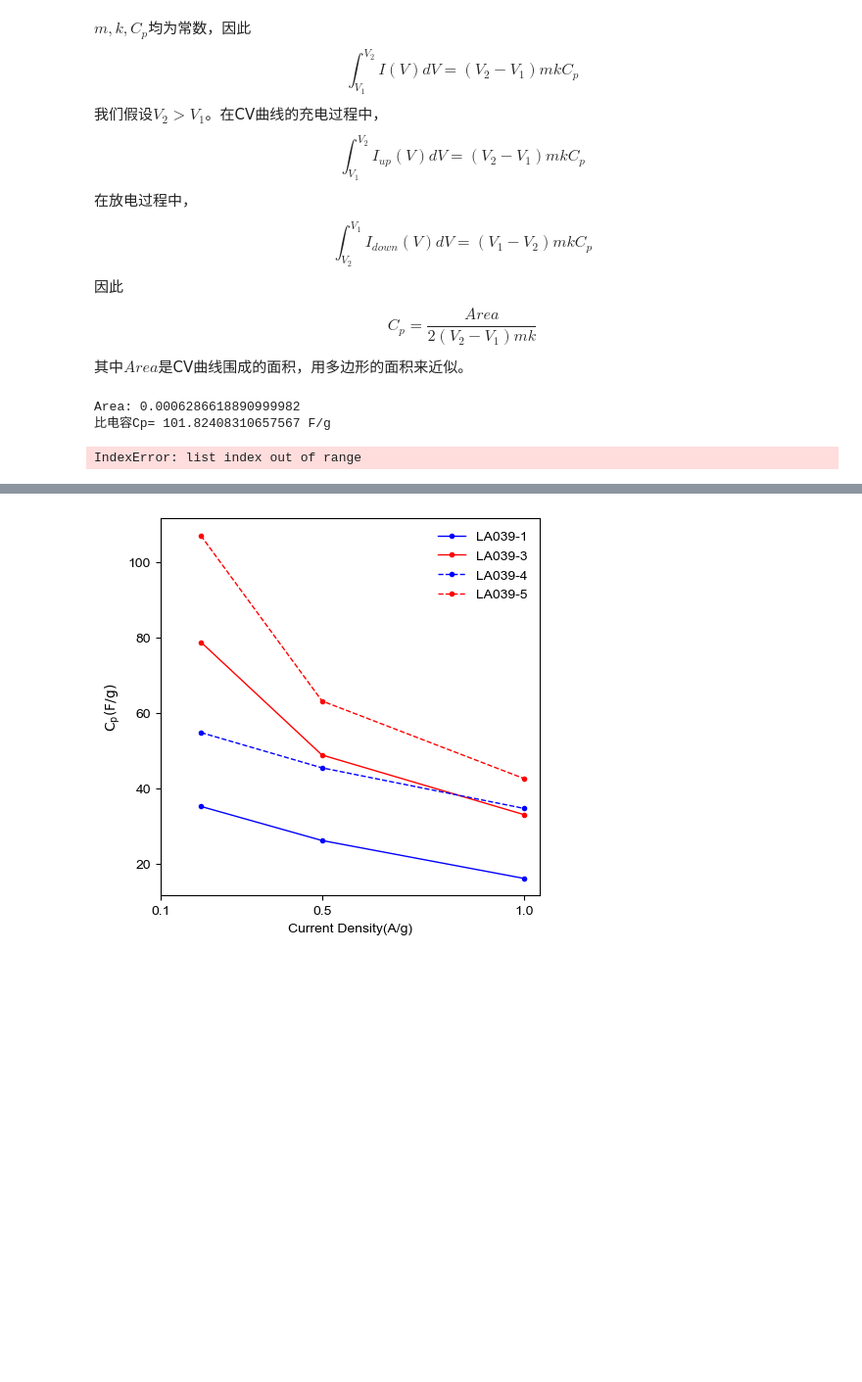
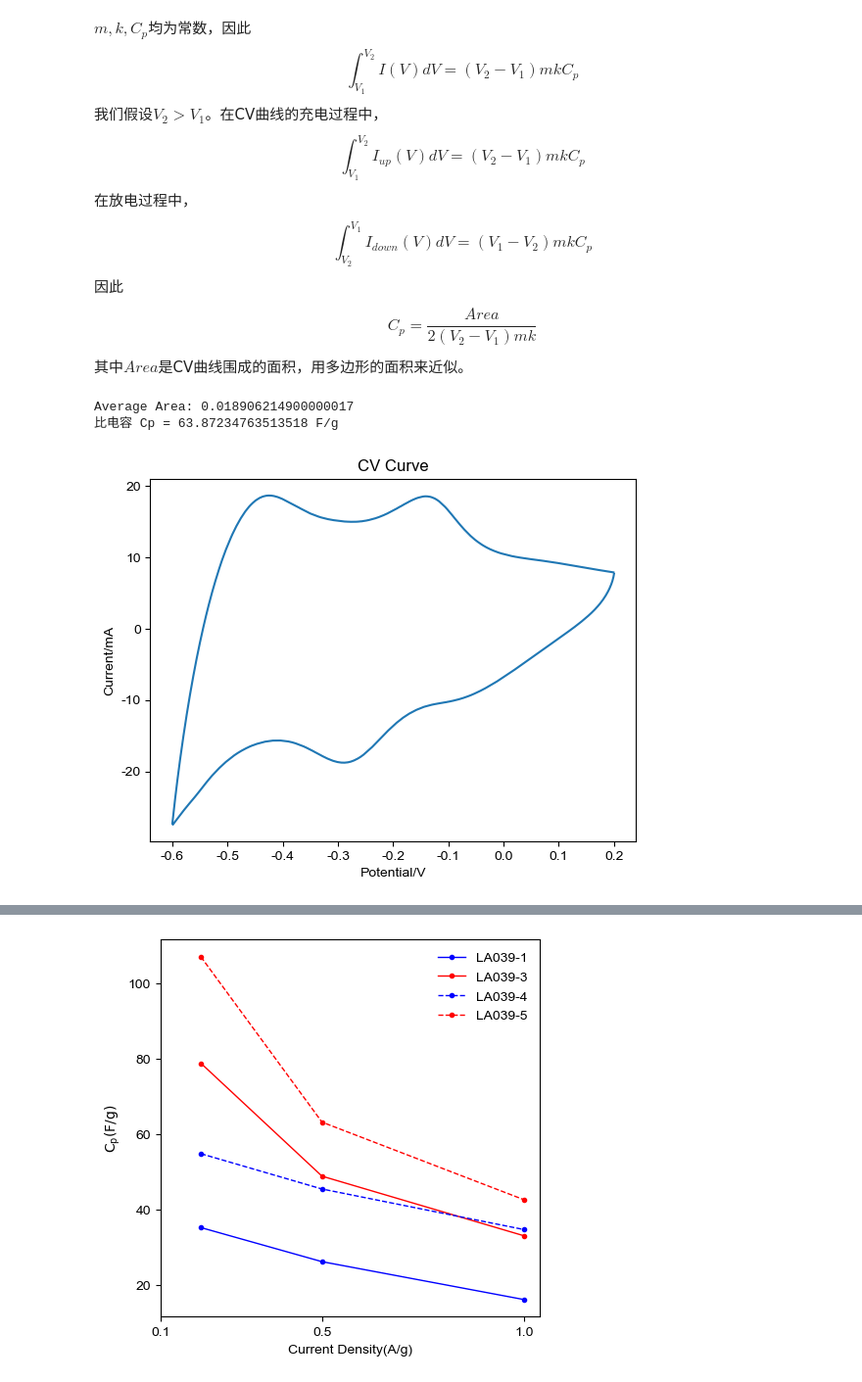
Before and after one commit to Liazulene/Fragile, a Jupyter notebook: ElectrochemicalTest/Cp-CV.ipynb, the cells around one changed output, grey strips where cells are left out. Shown at 98% size. Cells and saved outputs as stored; diff of their text form; code cells hidden in the pictures; blank space fills up the shorter version.

```diff
--- a/ElectrochemicalTest/Cp-CV.ipynb
+++ b/ElectrochemicalTest/Cp-CV.ipynb
@@ -26,7 +26,7 @@ import matplotlib.pyplot as plt
 from matplotlib import rcParams
 config = {
     "font.family":'Arial',  # 设置字体类型
-    "axes.unicode_minus": False #解决负号无法显示的问题
+    "axes.unicode_minus": False  #解决负号无法显示的问题
 }
 rcParams.update(config)
 
@@ -37,8 +37,8 @@ rcParams.update(config)
 # m为活性物质的质量，单位为mg
 # k为CV扫描的速率，单位为mV/s
 
-m = 3.43
-k = 1
+m = 1.85
+k = 100
 
 coordinates = []
 
@@ -64,12 +64,18 @@ with open('CV.txt', 'r') as file:
                     second_I = I
             except ValueError:
                 print(f"无法解析行：{line}")
-        if first_V is not None and second_V is not None:
-            if first_V >= second_V:
-                DST = 1
-            else:
-                DST = 0
+
+    # 计算DST值
+    if first_V is not None and second_V is not None:
+        if first_V >= second_V:
+            DST = 1
+        else:
+            DST = 0
+
+    # 重置文件指针
     file.seek(0)
+
+    # 重新读取文件并处理数据
     for line in file:
         # 移除行末的换行符并使用逗号分隔符分割行
         parts = line.strip().split(',')
@@ -81,8 +87,8 @@ with open('CV.txt', 'r') as file:
                 V = float(parts[0])
                 I = float(parts[1])
                 if DST == 0:
-                   V = np.negative(V)
-                   I = np.negative(I)
+                   V = -V
+                   I = -I
                 coordinate = (V, I)
                 coordinates.append(coordinate)
             except ValueError:
@@ -102,6 +108,9 @@ def calculate_polygon_area(coords):
 
 # coordinates列表包含了每一个坐标(V,I)
 # 获取V坐标的最大值
+V_values = [coord[0] for coord in coordinates]  # 在使用前定义 V_values
+max_first_coordinate = max(coordinates, key=lambda x: x[0])
+
 max_first_coordinate = max(coordinates, key=lambda x: x[0])
 
 # 获取所有最大值的索引
@@ -121,55 +130,52 @@ for i in range(len(max_first_coordinate_indices) - 1):
     start_index = max_first_coordinate_indices[i]
     end_index = max_first_coordinate_indices[i + 1]
 
+
     # 使用切片提取坐标并存储在一个变量中
     selected_coordinates = coordinates[start_index:end_index]
 
     # 将坐标添加到列表中
     coordinate_ranges.append(selected_coordinates)
 
-#建立一个数组，储存每一个循环的面积
+# 建立一个数组，储存每一个循环的面积
 areas = []
 
 # 计算每个循环的面积
-for i, coordinates_range in enumerate(coordinate_ranges):
+for coordinates_range in coordinate_ranges:
     area = calculate_polygon_area(coordinates_range)
     areas.append(area)
 
-areas = areas[1:]
 # 计算循环面积的平均值
-final_area = sum(areas)/len(areas)
+average_area = sum(areas[1:]) / (len(areas) - 1)  # 减去1是因为第一个循环通常是稳定的而不被计入
 
-V_values = [coord[0] for coord in coordinates]
+# 根据公式计算比电容值 Cp
 delta_V = max(V_values) - min(V_values)
+Cp = average_area * (10**6) / (2 * delta_V * m * k)  # 将面积单位转换为μF
 
-Cp = final_area * (10**6) /(2 * delta_V * m * k)
-print("Area:", final_area)
-print("比电容Cp=", Cp, "F/g")
+print("Average Area:", average_area)
+print("比电容 Cp =", Cp, "F/g")
 
 # 将第二个循环的数据绘制成折线图
-x_coordinates, y_coordinates = zip(*coordinate_ranges[2])
+x_coordinates, y_coordinates = zip(*coordinate_ranges[1])
 
 # 创建折线图
-y00 = [i * 1000 for i in y_coordinates]
-plt.plot(x_coordinates, y00)
-
+y_coordinates_milliamps = [i * 1000 for i in y_coordinates]  # 将电流单位转换为mA
+plt.plot(x_coordinates, y_coordinates_milliamps)
 
 # 添加标签和标题
 plt.xlabel('Potential/V')
 plt.ylabel('Current/mA')
-plt.title('CV curve')
+plt.title('CV Curve')
 
 # 不显示网格
 plt.grid(False)
 
-# 保存为矢量图
-plt.savefig("test.eps", dpi=600,format="eps")
+# 保存图形为矢量图
+plt.savefig("CV_curve.eps", dpi=600, format="eps")
 
-# 显示预览图形
+# 显示图形
 plt.show()
-
-print(areas)
 # %% [output]
-Area: 0.0006286618890999982
-比电容Cp= 101.82408310657567 F/g
+Average Area: 0.018906214900000017
+比电容 Cp = 63.87234763513518 F/g
-IndexError: list index out of range
+[figure, added]
```
Also changed, not shown: parts of 2 cells of this notebook, 9 other files.
